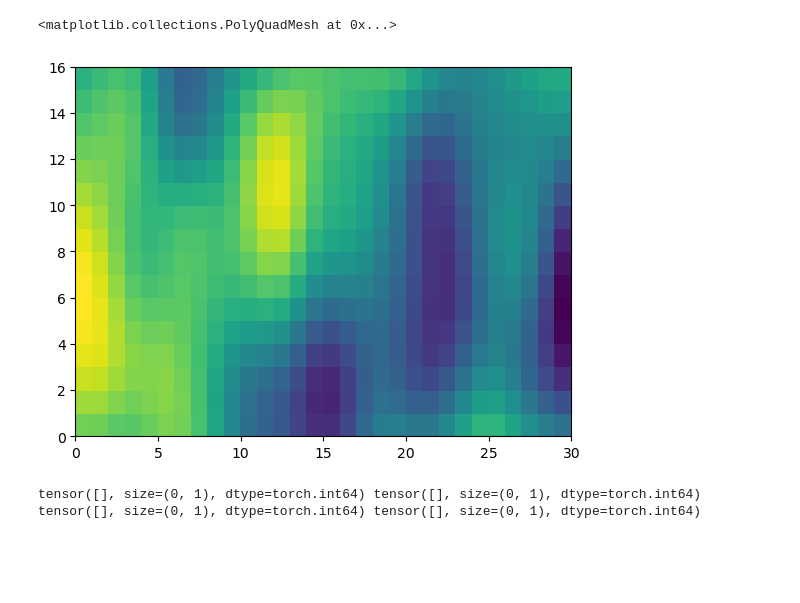
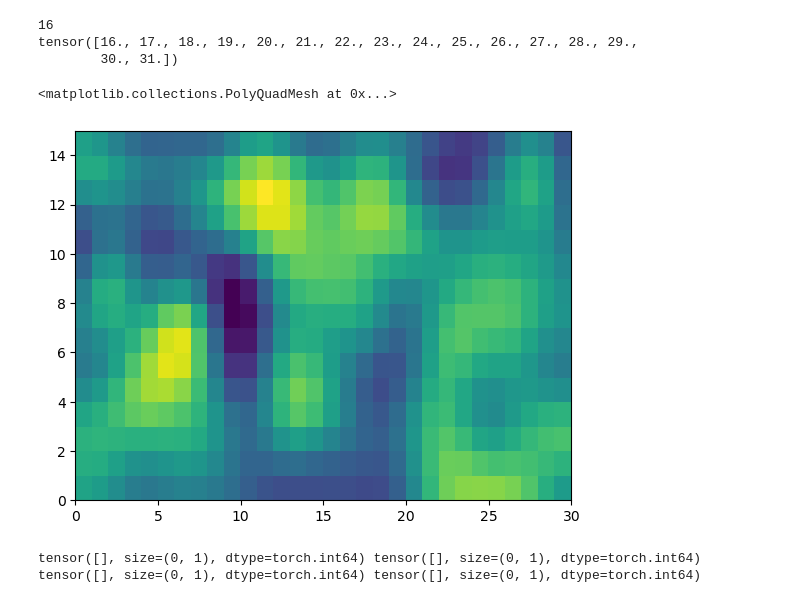
Before and after one commit to jthuemmel/thesis, a Jupyter notebook: grf.ipynb, the cells around one changed output. Drawn from its saved outputs; the diff is of its cells as text; code cells hidden in the pictures; blank space fills up the shorter version.

```diff
--- a/grf.ipynb
+++ b/grf.ipynb
@@ -21,24 +21,36 @@ from dataclasses import replace
 
 import torch_harmonics
 # %%
-s = torch.tensor([500, 1000, 2000])
-t = torch.tensor([1, 2, 4])
+s = torch.tensor([500, 1000, 2000, 4000])
+t = torch.tensor([1, 2, 4, 6])
 noise_generator = SphericalDiffusionNoise(
     num_channels = len(s) * len(t),
     num_steps = 36 // 6,
-    num_lat = 180 // 4,
-    num_lon = 360 // 4,
+    num_lat = 45,
+    num_lon = 90,
     horizontal_length = einops.repeat(s, 's -> (s t)', t = len(t)),
     temporal_length = einops.repeat(t, 't -> (s t)', s = len(s)),
 
 )
+# %%
+a = torch.linspace(0, 45, 46)
+b = 16
+start = (len(a) - b) // 2 + 45 % 2
+stop = start + b
+sa = slice(start, stop)
+print(len(a[sa]))
+print(a[sa])
+# %% [output]
+16
+tensor([16., 17., 18., 19., 20., 21., 22., 23., 24., 25., 26., 27., 28., 29.,
+        30., 31.])
 # %%
 sample = noise_generator((1,))
 # %%
-plt.pcolor(sample[0,6,0])
+plt.pcolor(sample[0,6,0, 15:30, 0:30])
 # %% [output]
 <matplotlib.collections.PolyQuadMesh at 0x...>
-[figure, old version]
+[figure, new version]
 # %%
 lat = torch.linspace(-90, 90, 180//4 + 1)
 print(torch.argwhere(lat == -32), torch.argwhere(lat == 32))
```
Also changed, not shown: 4 other files.
